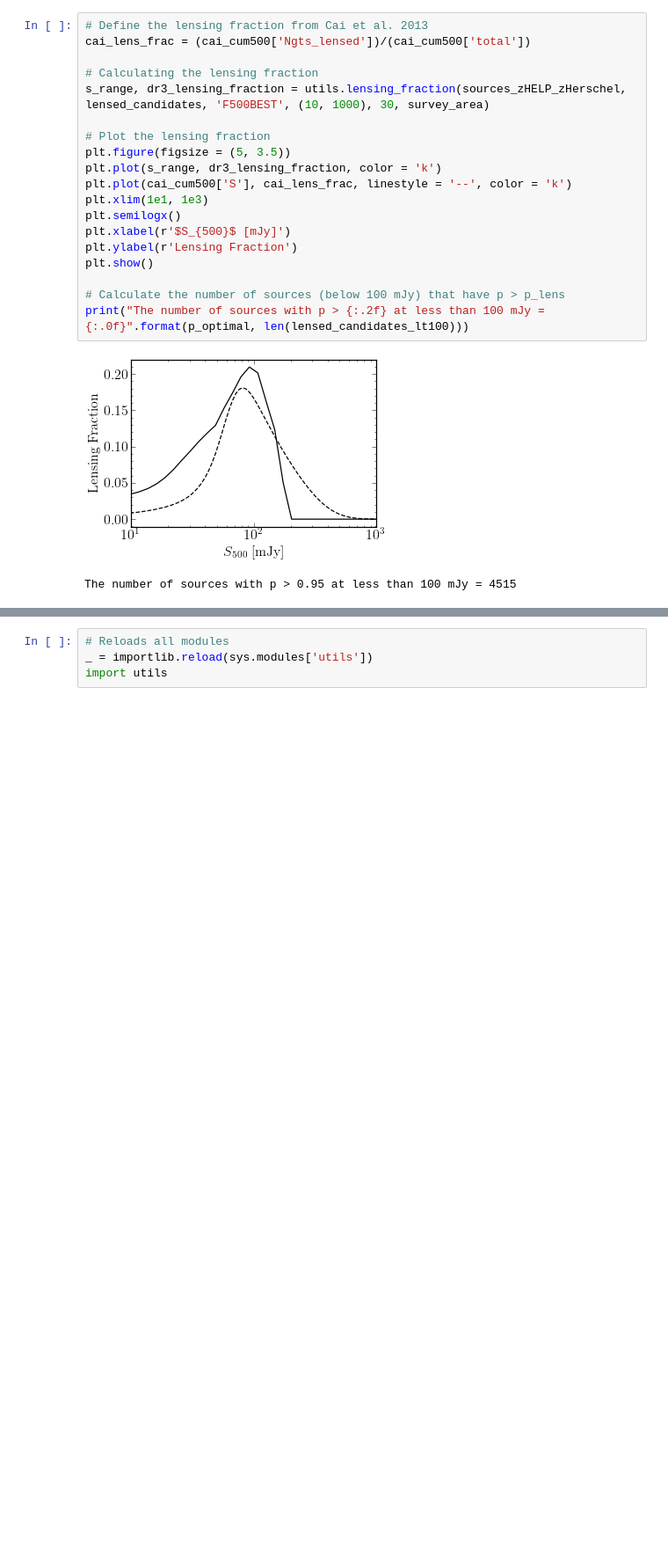
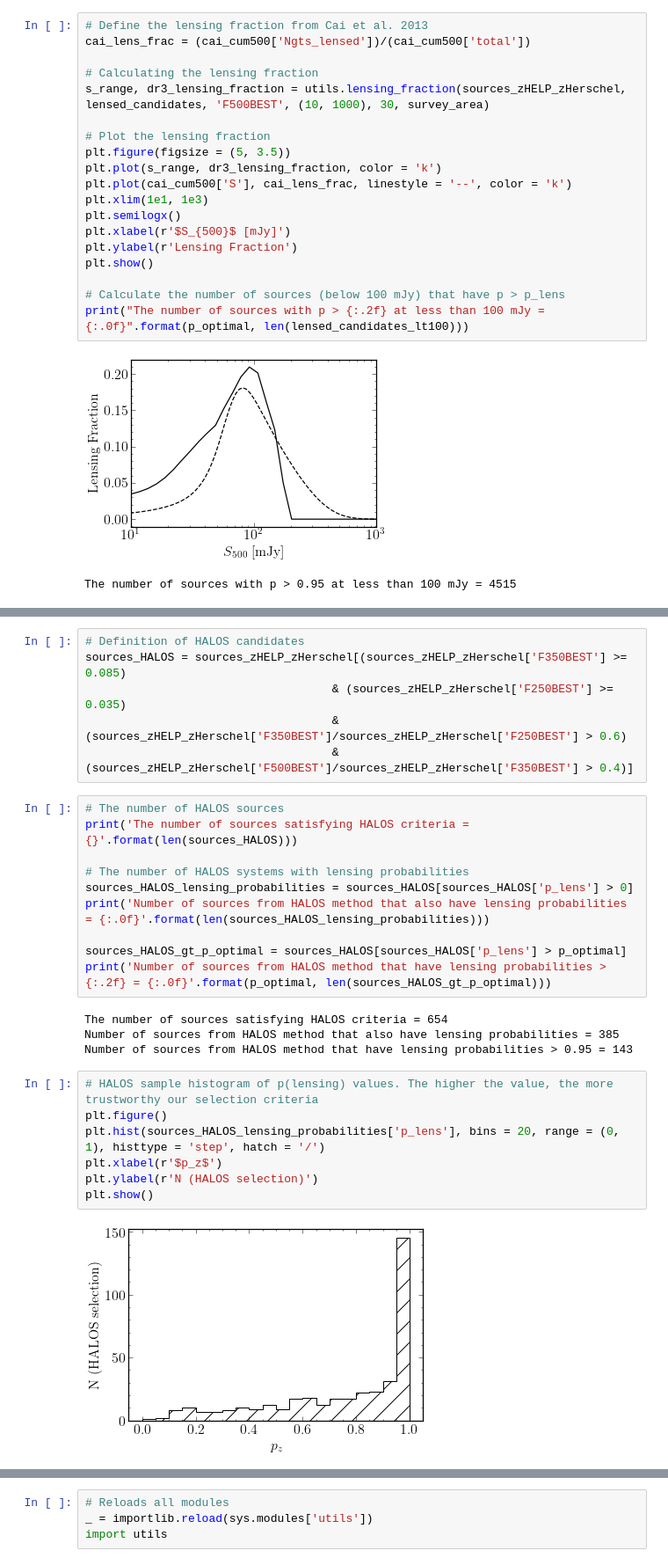
Before and after one commit to BradleyAWard/Herschel-ATLAS-DR3, a Jupyter notebook: HATLAS_DR3/results.ipynb, the cells around one changed output, grey strips where cells are left out. Shown: that part at 88% size. Drawn from its saved outputs; the diff is of its cells as text; blank space fills up the shorter version.

```diff
--- a/HATLAS_DR3/results.ipynb
+++ b/HATLAS_DR3/results.ipynb
@@ -374,0 +389,29 @@ The number of sources with p > 0.95 at less than 100 mJy = 4515
+# %%
+# Definition of HALOS candidates
+sources_HALOS = sources_zHELP_zHerschel[(sources_zHELP_zHerschel['F350BEST'] >= 0.085)
+                                    & (sources_zHELP_zHerschel['F250BEST'] >= 0.035)
+                                    & (sources_zHELP_zHerschel['F350BEST']/sources_zHELP_zHerschel['F250BEST'] > 0.6)
+                                    & (sources_zHELP_zHerschel['F500BEST']/sources_zHELP_zHerschel['F350BEST'] > 0.4)]
+# %%
+# The number of HALOS sources
+print('The number of sources satisfying HALOS criteria = {}'.format(len(sources_HALOS)))
+
+# The number of HALOS systems with lensing probabilities
+sources_HALOS_lensing_probabilities = sources_HALOS[sources_HALOS['p_lens'] > 0]
+print('Number of sources from HALOS method that also have lensing probabilities = {:.0f}'.format(len(sources_HALOS_lensing_probabilities)))
+
+sources_HALOS_gt_p_optimal = sources_HALOS[sources_HALOS['p_lens'] > p_optimal]
+print('Number of sources from HALOS method that have lensing probabilities > {:.2f} = {:.0f}'.format(p_optimal, len(sources_HALOS_gt_p_optimal)))
+# %% [output]
+The number of sources satisfying HALOS criteria = 654
+Number of sources from HALOS method that also have lensing probabilities = 385
+Number of sources from HALOS method that have lensing probabilities > 0.95 = 143
+# %%
+# HALOS sample histogram of p(lensing) values. The higher the value, the more trustworthy our selection criteria
+plt.figure()
+plt.hist(sources_HALOS_lensing_probabilities['p_lens'], bins = 20, range = (0, 1), histtype = 'step', hatch = '/')
+plt.xlabel(r'$p_z$')
+plt.ylabel(r'N (HALOS selection)')
+plt.show()
+# %% [output]
+[figure, added]
```
Also changed, not shown: parts of 11 cells of this notebook.
